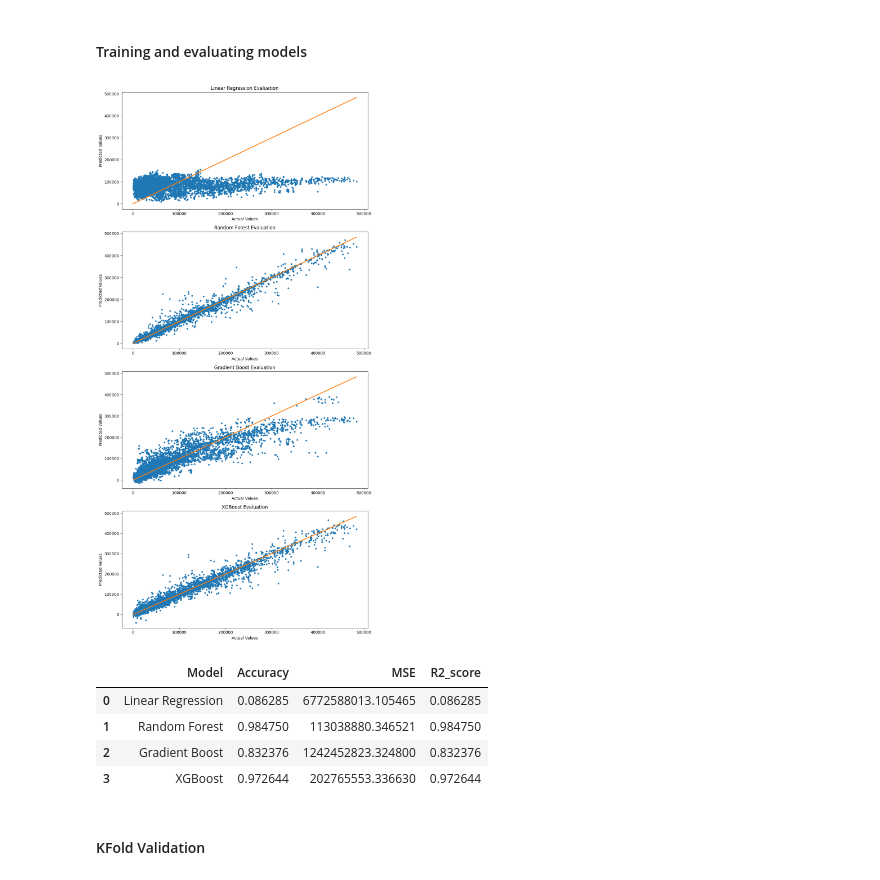
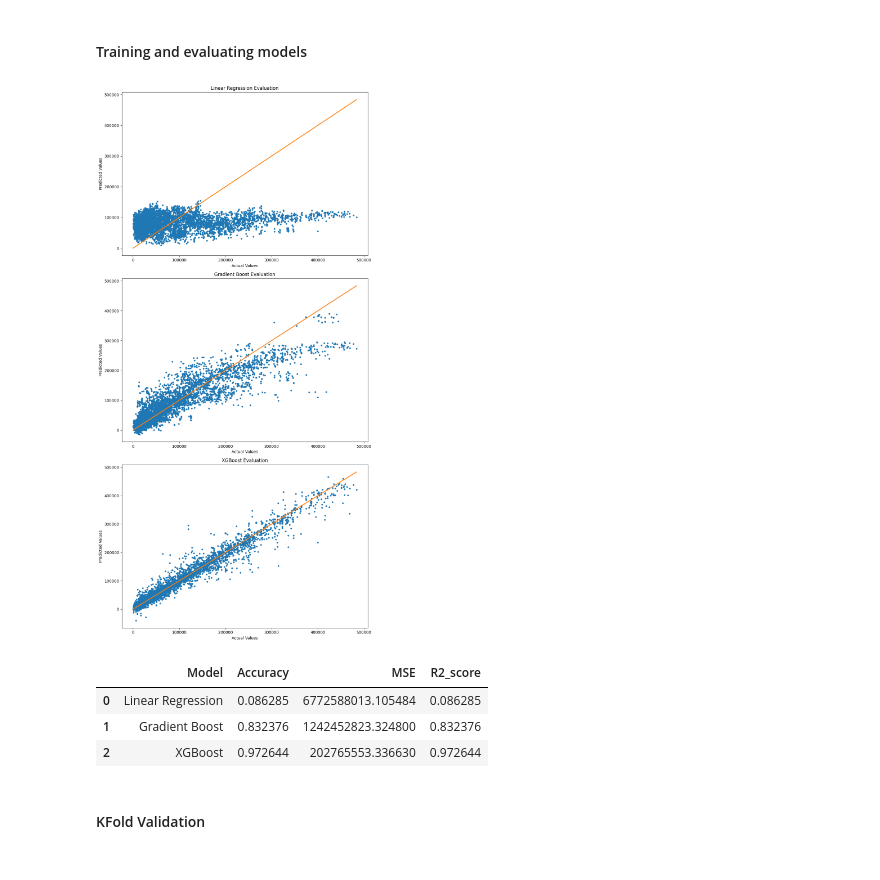
Before and after one commit to thourihan/CSC310_Final, a Jupyter notebook: Crop_Yield_Prediction_App.ipynb, the cells around one changed output. Cells and saved outputs as stored; diff of their text form; code cells hidden in the pictures.

```diff
--- a/Crop_Yield_Prediction_App.ipynb
+++ b/Crop_Yield_Prediction_App.ipynb
@@ -39,0 +19,9 @@ memory usage: 1.7+ MB
+# %%
+# Uncomment below if you are running in Google Colab. You should have the dataset stored on your drive. (Note: You can't run Gradio in Google Colab)
+# drive.mount('/content/drive')
+# df=pd.read_csv("/content/drive/MyDrive/yield_df.csv")
+
+# The following code is if you are running this locally.
+df = pd.read_csv("data/yield_df.csv" )
+
+df.info()
@@ -138,43 +142,41 @@ X_train, X_test, y_train, y_test = train_test_split(X, y, test_size=0.3, random_
 # %%
 models = [
     ('Linear Regression', LinearRegression()),
-    ('Random Forest', RandomForestRegressor(random_state=42)),
     ('Gradient Boost', GradientBoostingRegressor(n_estimators=100, learning_rate=0.1, max_depth=3, random_state=42)),
     ('XGBoost', XGBRegressor(random_state=42)),
 ]
 
 results = []
 fig, axs = plt.subplots(len(models), figsize=(10, 20))
 
 for idx, (name, model) in enumerate(models):
     model.fit(X_train, y_train)
     y_pred = model.predict(X_test)
     accuracy = model.score(X_test, y_test)
     MSE = mean_squared_error(y_test, y_pred)
     R2_score = r2_score(y_test, y_pred)
     results.append((name, accuracy, MSE, R2_score))
 
     # Plotting
     axs[idx].scatter(y_test, y_pred, s=10, color='#1f77b4')  # Blue color
     axs[idx].plot([min(y_test), max(y_test)], [min(y_test), max(y_test)], color='#ff7f0e', linewidth=2)  # Orange color
     axs[idx].set_title(f'{name} Evaluation')
     axs[idx].set_xlabel('Actual Values')
     axs[idx].set_ylabel('Predicted Values')
 
 plt.tight_layout()
 plt.show()
 
 # Displaying results in a DataFrame
 df_results = pd.DataFrame(results, columns=['Model', 'Accuracy', 'MSE', 'R2_score'])
 df_styled = df_results.style.background_gradient(cmap='viridis', subset=['Accuracy', 'R2_score']).background_gradient(cmap='coolwarm_r', subset=['MSE'])
 display(df_styled)
 # %% [output]
-[figure, old version]
+[figure, new version]
 |  | Model | Accuracy | MSE | R2_score |
-| 0 | Linear Regression | 0.086285 | 6772588013.105465 | 0.086285 |
-| 1 | Random Forest | 0.984750 | 113038880.346521 | 0.984750 |
-| 2 | Gradient Boost | 0.832376 | 1242452823.324800 | 0.832376 |
-| 3 | XGBoost | 0.972644 | 202765553.336630 | 0.972644 |
+| 0 | Linear Regression | 0.086285 | 6772588013.105484 | 0.086285 |
+| 1 | Gradient Boost | 0.832376 | 1242452823.324800 | 0.832376 |
+| 2 | XGBoost | 0.972644 | 202765553.336630 | 0.972644 |
 # %% [markdown]
 #### KFold Validation
 # %%
```
Also changed, not shown: parts of 7 cells of this notebook.
